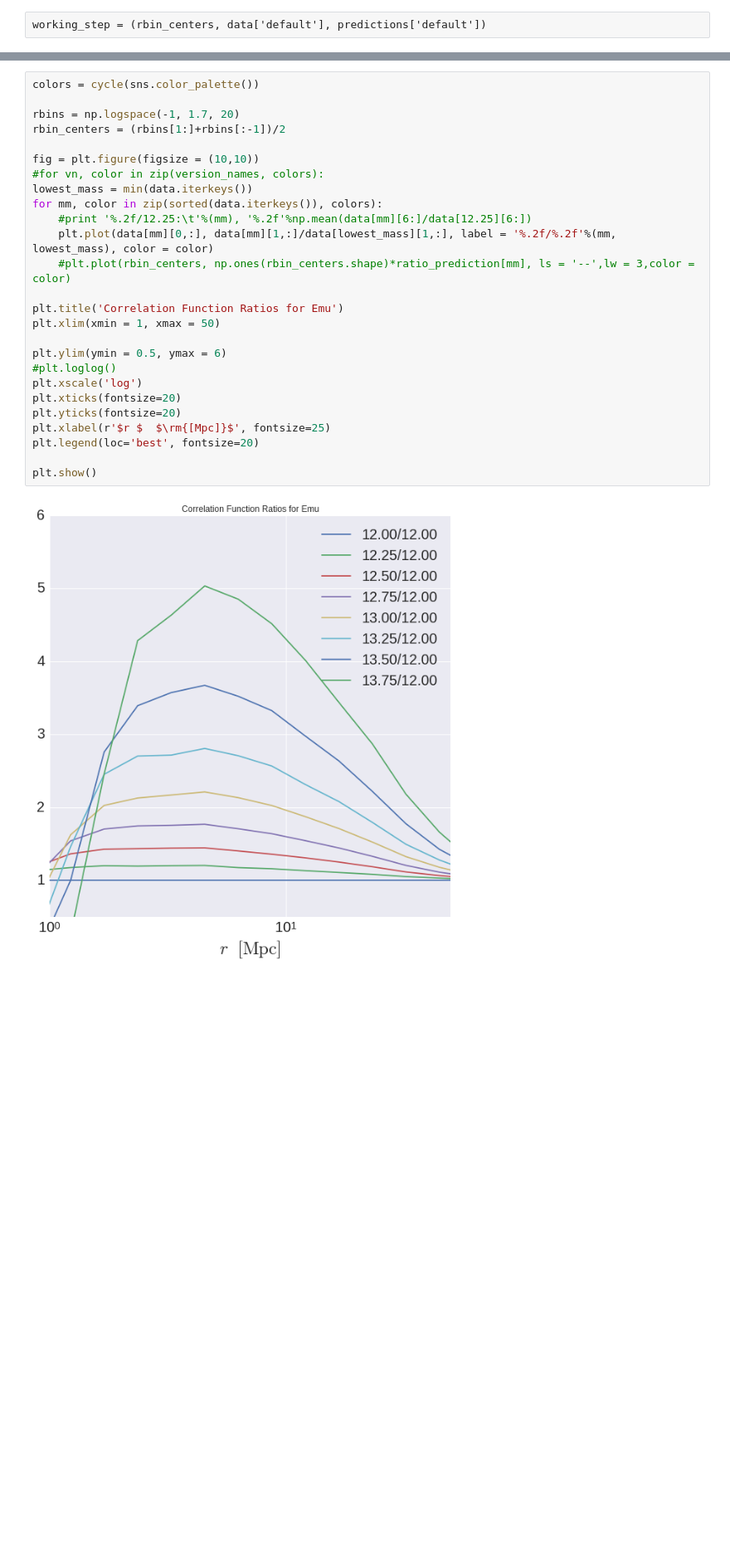
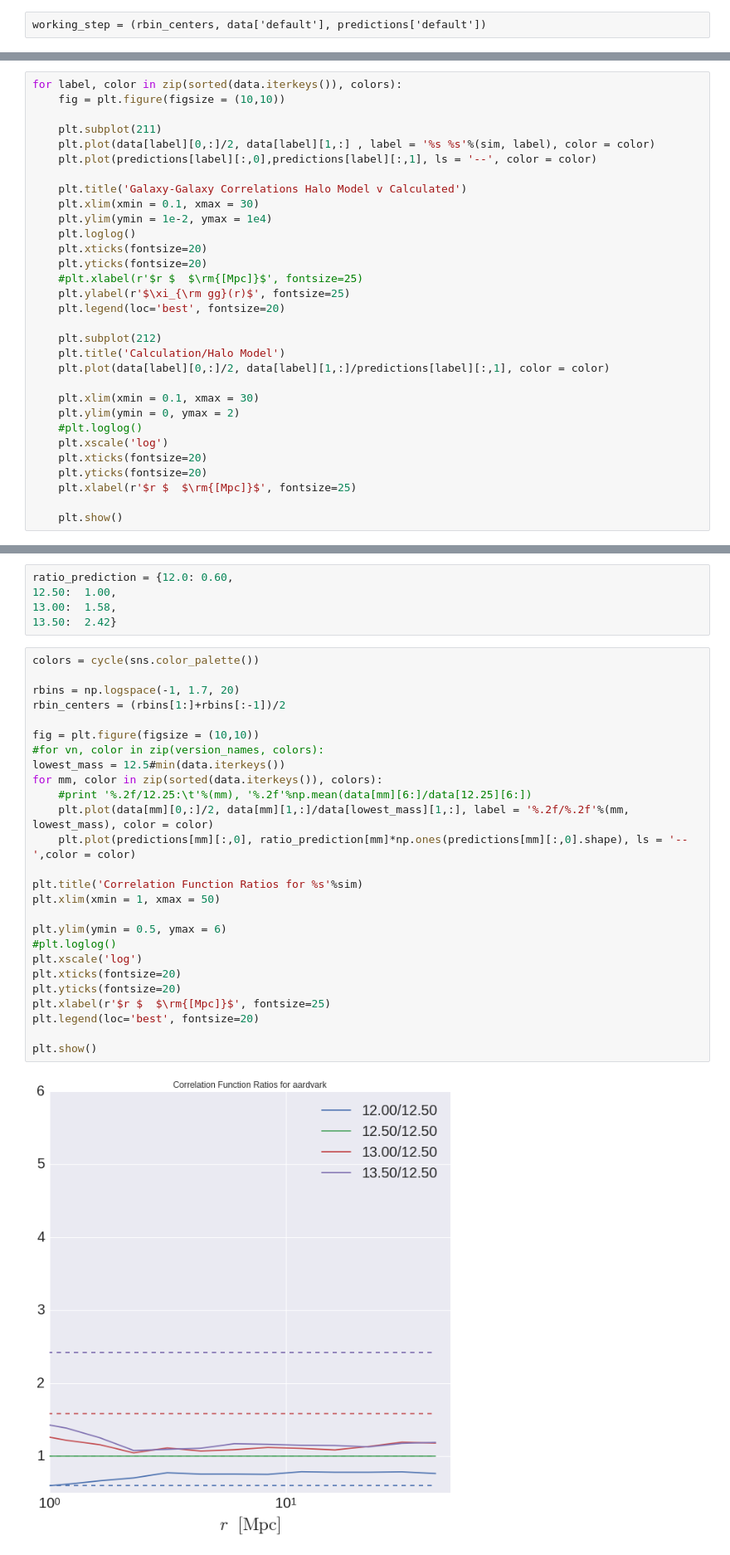
Before and after one commit to mclaughlin6464/HODEmulator, a Jupyter notebook: predictionsVCalculated.ipynb, the cells around one changed output, grey strips where cells are left out. Shown at 83% size. Drawn from its saved outputs; the diff is of its cells as text; blank space fills up the shorter version.

```diff
--- a/predictionsVCalculated.ipynb
+++ b/predictionsVCalculated.ipynb
@@ -112,0 +94,31 @@ plt.show()
+# %%
+for label, color in zip(sorted(data.iterkeys()), colors):
+    fig = plt.figure(figsize = (10,10))
+
+    plt.subplot(211)
+    plt.plot(data[label][0,:]/2, data[label][1,:] , label = '%s %s'%(sim, label), color = color)
+    plt.plot(predictions[label][:,0],predictions[label][:,1], ls = '--', color = color)
+
+    plt.title('Galaxy-Galaxy Correlations Halo Model v Calculated')
+    plt.xlim(xmin = 0.1, xmax = 30)
+    plt.ylim(ymin = 1e-2, ymax = 1e4)
+    plt.loglog()
+    plt.xticks(fontsize=20)
+    plt.yticks(fontsize=20)
+    #plt.xlabel(r'$r $  $\rm{[Mpc]}$', fontsize=25)
+    plt.ylabel(r'$\xi_{\rm gg}(r)$', fontsize=25)
+    plt.legend(loc='best', fontsize=20)
+
+    plt.subplot(212)
+    plt.title('Calculation/Halo Model')
+    plt.plot(data[label][0,:]/2, data[label][1,:]/predictions[label][:,1], color = color)
+
+    plt.xlim(xmin = 0.1, xmax = 30)
+    plt.ylim(ymin = 0, ymax = 2)
+    #plt.loglog()
+    plt.xscale('log')
+    plt.xticks(fontsize=20)
+    plt.yticks(fontsize=20)
+    plt.xlabel(r'$r $  $\rm{[Mpc]}$', fontsize=25)
+
+    plt.show()
@@ -120,28 +135,33 @@ ratio_prediction = {12.50:  1.21,
+# %%
+ratio_prediction = {12.0: 0.60,
+12.50:  1.00,
+13.00:  1.58,
+13.50:  2.42}
 # %%
 colors = cycle(sns.color_palette())
 
 rbins = np.logspace(-1, 1.7, 20)
 rbin_centers = (rbins[1:]+rbins[:-1])/2
 
 fig = plt.figure(figsize = (10,10))
 #for vn, color in zip(version_names, colors):
-lowest_mass = min(data.iterkeys())
+lowest_mass = 12.5#min(data.iterkeys())
 for mm, color in zip(sorted(data.iterkeys()), colors):
     #print '%.2f/12.25:\t'%(mm), '%.2f'%np.mean(data[mm][6:]/data[12.25][6:])
-    plt.plot(data[mm][0,:], data[mm][1,:]/data[lowest_mass][1,:], label = '%.2f/%.2f'%(mm, lowest_mass), color = color)
-    #plt.plot(rbin_centers, np.ones(rbin_centers.shape)*ratio_prediction[mm], ls = '--',lw = 3,color = color)
+    plt.plot(data[mm][0,:]/2, data[mm][1,:]/data[lowest_mass][1,:], label = '%.2f/%.2f'%(mm, lowest_mass), color = color)
+    plt.plot(predictions[mm][:,0], ratio_prediction[mm]*np.ones(predictions[mm][:,0].shape), ls = '--',color = color)
 
-plt.title('Correlation Function Ratios for Emu')
+plt.title('Correlation Function Ratios for %s'%sim)
 plt.xlim(xmin = 1, xmax = 50)
 
 plt.ylim(ymin = 0.5, ymax = 6)
 #plt.loglog()
 plt.xscale('log')
 plt.xticks(fontsize=20)
 plt.yticks(fontsize=20)
 plt.xlabel(r'$r $  $\rm{[Mpc]}$', fontsize=25)
 plt.legend(loc='best', fontsize=20)
 
 plt.show()
 # %% [output]
-[figure, old version]
+[figure, new version]
```
Also changed, not shown: parts of 10 cells of this notebook, 4 other files.
